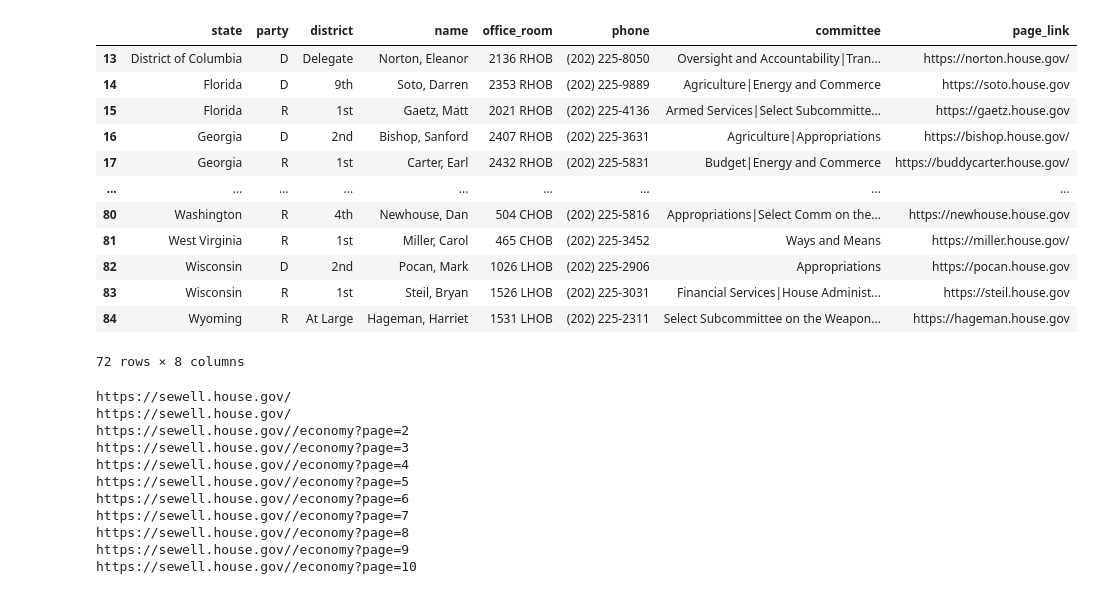
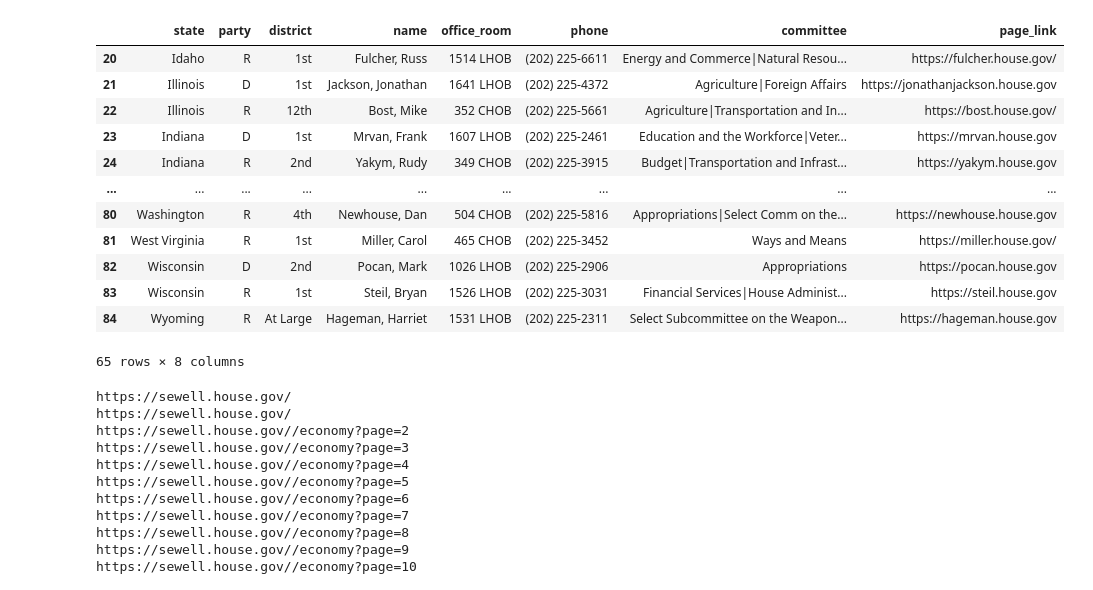
Before and after one commit to qpa-agh/usa_issues_data_mining, a Jupyter notebook: issue_scrapping.ipynb, the cells around one changed output. Cells and saved outputs as stored; diff of their text form; code cells hidden in the pictures.

```diff
--- a/issue_scrapping.ipynb
+++ b/issue_scrapping.ipynb
@@ -5,21 +5,21 @@ from wrappers import extract_articles
 from representatives.collection import extraction_functions
 # %%
 rep_df = pd.read_csv('data\chosen_representatives.csv')
-rep_df.tail(72)
+rep_df.tail(65)
 # %% [output]
 |  | state | party | district | name | office_room | phone | committee | page_link |
-| 13 | District of Columbia | D | Delegate | Norton, Eleanor | 2136 RHOB | (202) 225-8050 | Oversight and Accountability|Tran... | https://norton.house.gov/ |
-| 14 | Florida | D | 9th | Soto, Darren | 2353 RHOB | (202) 225-9889 | Agriculture|Energy and Commerce | https://soto.house.gov |
-| 15 | Florida | R | 1st | Gaetz, Matt | 2021 RHOB | (202) 225-4136 | Armed Services|Select Subcommitte... | https://gaetz.house.gov |
-| 16 | Georgia | D | 2nd | Bishop, Sanford | 2407 RHOB | (202) 225-3631 | Agriculture|Appropriations | https://bishop.house.gov/ |
-| 17 | Georgia | R | 1st | Carter, Earl | 2432 RHOB | (202) 225-5831 | Budget|Energy and Commerce | https://buddycarter.house.gov/ |
+| 20 | Idaho | R | 1st | Fulcher, Russ | 1514 LHOB | (202) 225-6611 | Energy and Commerce|Natural Resou... | https://fulcher.house.gov/ |
+| 21 | Illinois | D | 1st | Jackson, Jonathan | 1641 LHOB | (202) 225-4372 | Agriculture|Foreign Affairs | https://jonathanjackson.house.gov |
+| 22 | Illinois | R | 12th | Bost, Mike | 352 CHOB | (202) 225-5661 | Agriculture|Transportation and In... | https://bost.house.gov/ |
+| 23 | Indiana | D | 1st | Mrvan, Frank | 1607 LHOB | (202) 225-2461 | Education and the Workforce|Veter... | https://mrvan.house.gov |
+| 24 | Indiana | R | 2nd | Yakym, Rudy | 349 CHOB | (202) 225-3915 | Budget|Transportation and Infrast... | https://yakym.house.gov |
 | ... | ... | ... | ... | ... | ... | ... | ... | ... |
 | 80 | Washington | R | 4th | Newhouse, Dan | 504 CHOB | (202) 225-5816 | Appropriations|Select Comm on the... | https://newhouse.house.gov |
 | 81 | West Virginia | R | 1st | Miller, Carol | 465 CHOB | (202) 225-3452 | Ways and Means | https://miller.house.gov/ |
 | 82 | Wisconsin | D | 2nd | Pocan, Mark | 1026 LHOB | (202) 225-2906 | Appropriations | https://pocan.house.gov |
 | 83 | Wisconsin | R | 1st | Steil, Bryan | 1526 LHOB | (202) 225-3031 | Financial Services|House Administ... | https://steil.house.gov |
 | 84 | Wyoming | R | At Large | Hageman, Harriet | 1531 LHOB | (202) 225-2311 | Select Subcommittee on the Weapon... | https://hageman.house.gov |
-72 rows × 8 columns
+65 rows × 8 columns
 # %%
 # extraction_functions['https://carl.house.gov'] = {
 #             'extract_issues': carl_extract_issues,
```
Also changed, not shown: parts of 5 cells of this notebook, 8 other files.
